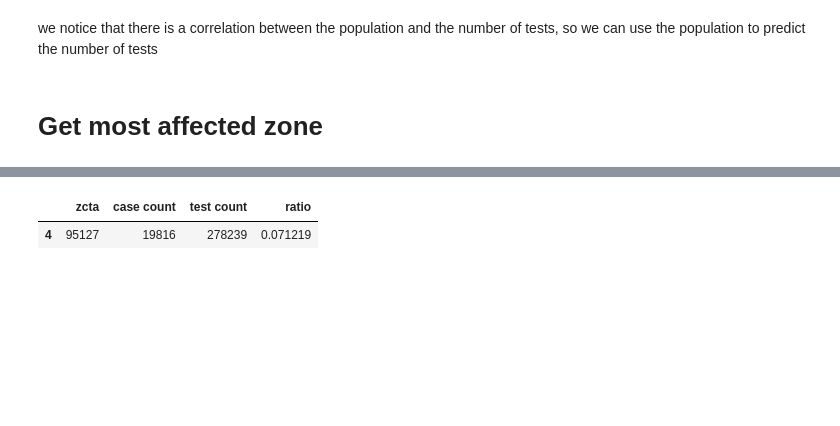
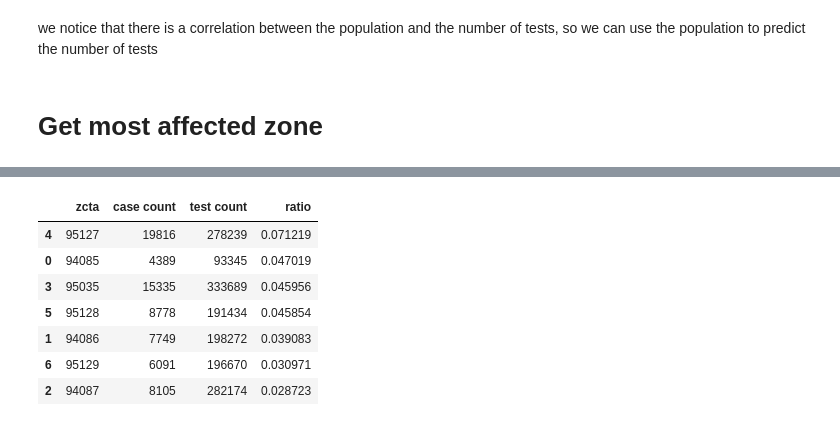
Before and after one commit to Mounir-charef/data_mining, a Jupyter notebook: notebooks/part1-2.ipynb, the cells around one changed output, grey strips where cells are left out. Cells and saved outputs as stored; diff of their text form; code cells hidden in the pictures; blank space fills up the shorter version.

```diff
--- a/notebooks/part1-2.ipynb
+++ b/notebooks/part1-2.ipynb
@@ -398,9 +404,15 @@ get_most_affected_zone(df)
 # %%
-def get_most_affected_zone_by_case_ratio(input_df: pd.DataFrame) -> pd.DataFrame:
-    return input_df.groupby(['zcta']).agg({'case count': 'sum', 'test count': 'sum'}).reset_index().assign(ratio=lambda x: x['case count'] / x['test count']).sort_values(by='ratio', ascending=False).head(1)
+def get_most_affected_zones_by_case_ratio(input_df: pd.DataFrame) -> pd.DataFrame:
+    return input_df.groupby(['zcta']).agg({'case count': 'sum', 'test count': 'sum'}).reset_index().assign(ratio=lambda x: x['case count'] / x['test count']).sort_values(by='ratio', ascending=False)
 
-get_most_affected_zone_by_case_ratio(df)
+get_most_affected_zones_by_case_ratio(df)
 # %% [output]
 |  | zcta | case count | test count | ratio |
 | 4 | 95127 | 19816 | 278239 | 0.071219 |
+| 0 | 94085 | 4389 | 93345 | 0.047019 |
+| 3 | 95035 | 15335 | 333689 | 0.045956 |
+| 5 | 95128 | 8778 | 191434 | 0.045854 |
+| 1 | 94086 | 7749 | 198272 | 0.039083 |
+| 6 | 95129 | 6091 | 196670 | 0.030971 |
+| 2 | 94087 | 8105 | 282174 | 0.028723 |
 # %%
```
Also changed, not shown: parts of 5 cells of this notebook.
